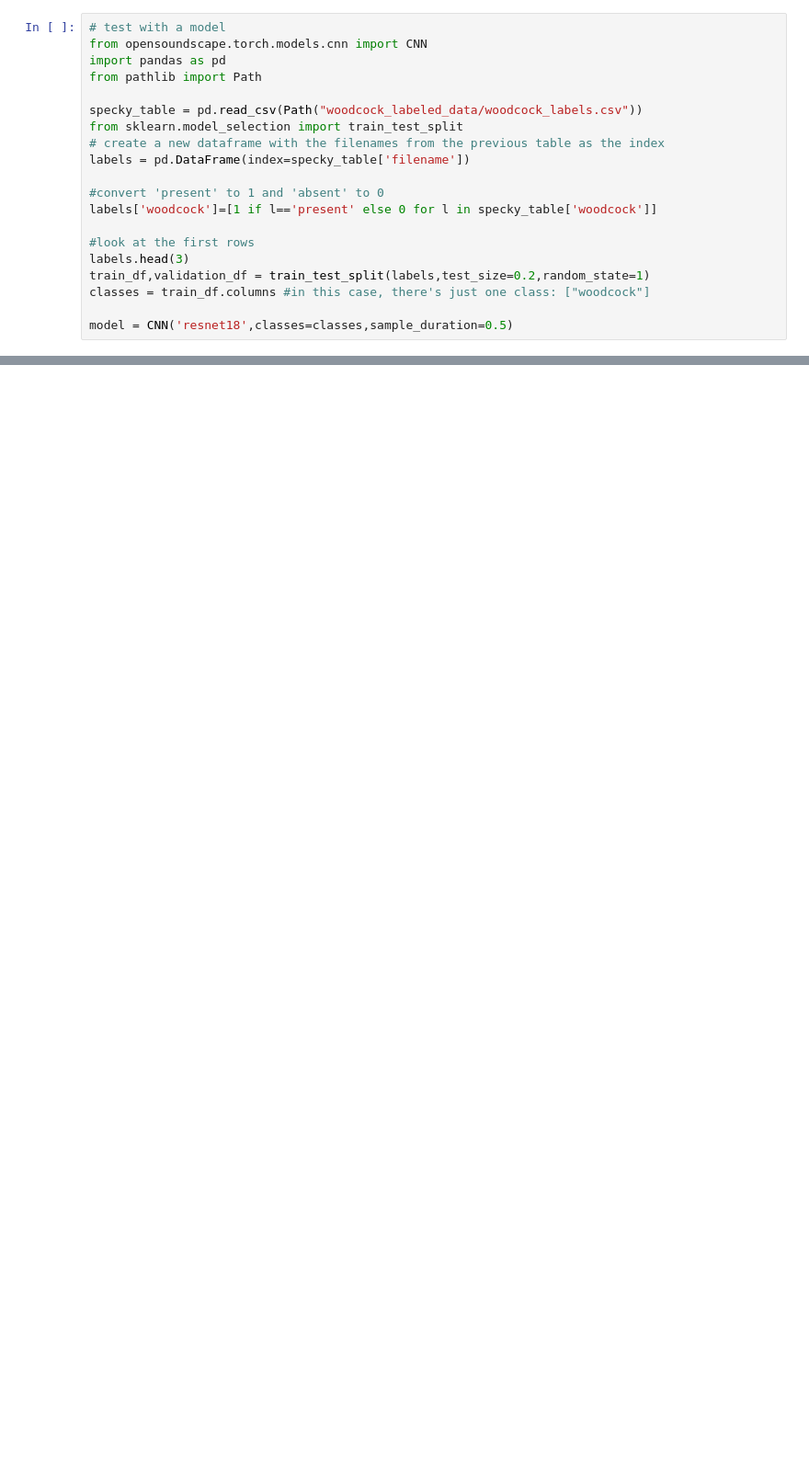
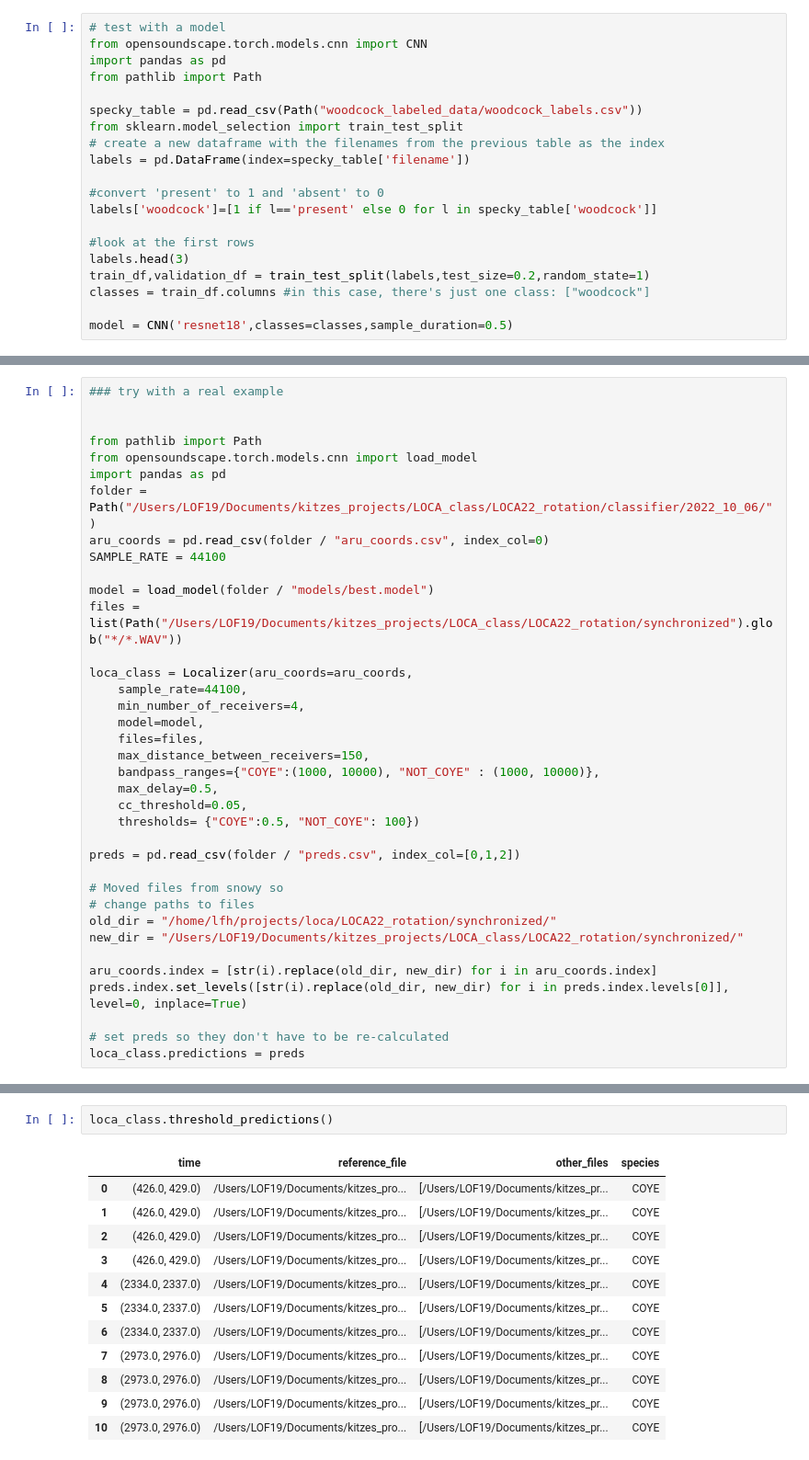
Before and after one commit to kitzeslab/opensoundscape, a Jupyter notebook: docs/tutorials/Localizer.ipynb, the cells around one changed output, grey strips where cells are left out. Shown at 92% size. Saved outputs shown, nothing was run; the diff lists cells and outputs as text; blank space fills up the shorter version.

```diff
--- a/docs/tutorials/Localizer.ipynb
+++ b/docs/tutorials/Localizer.ipynb
@@ -576,0 +623,37 @@ files
+# %%
+### try with a real example
+
+
+from pathlib import Path
+from opensoundscape.torch.models.cnn import load_model
+import pandas as pd
+folder = Path("/Users/LOF19/Documents/kitzes_projects/LOCA_class/LOCA22_rotation/classifier/2022_10_06/")
+aru_coords = pd.read_csv(folder / "aru_coords.csv", index_col=0)
+SAMPLE_RATE = 44100
+
+model = load_model(folder / "models/best.model")
+files = list(Path("/Users/LOF19/Documents/kitzes_projects/LOCA_class/LOCA22_rotation/synchronized").glob("*/*.WAV"))
+
+loca_class = Localizer(aru_coords=aru_coords,
+    sample_rate=44100,
+    min_number_of_receivers=4,
+    model=model,
+    files=files,
+    max_distance_between_receivers=150,
+    bandpass_ranges={"COYE":(1000, 10000), "NOT_COYE" : (1000, 10000)},
+    max_delay=0.5,
+    cc_threshold=0.05,
+    thresholds= {"COYE":0.5, "NOT_COYE": 100})
+
+preds = pd.read_csv(folder / "preds.csv", index_col=[0,1,2])
+
+# Moved files from snowy so
+# change paths to files
+old_dir = "/home/lfh/projects/loca/LOCA22_rotation/synchronized/"
+new_dir = "/Users/LOF19/Documents/kitzes_projects/LOCA_class/LOCA22_rotation/synchronized/"
+
+aru_coords.index = [str(i).replace(old_dir, new_dir) for i in aru_coords.index]
+preds.index.set_levels([str(i).replace(old_dir, new_dir) for i in preds.index.levels[0]], level=0, inplace=True)
+
+# set preds so they don't have to be re-calculated
+loca_class.predictions = preds
@@ -576,0 +664,15 @@ files
+# %%
+loca_class.threshold_predictions()
+# %% [output]
+|  | time | reference_file | other_files | species |
+| 0 | (426.0, 429.0) | /Users/LOF19/Documents/kitzes_pro... | [/Users/LOF19/Documents/kitzes_pr... | COYE |
+| 1 | (426.0, 429.0) | /Users/LOF19/Documents/kitzes_pro... | [/Users/LOF19/Documents/kitzes_pr... | COYE |
+| 2 | (426.0, 429.0) | /Users/LOF19/Documents/kitzes_pro... | [/Users/LOF19/Documents/kitzes_pr... | COYE |
+| 3 | (426.0, 429.0) | /Users/LOF19/Documents/kitzes_pro... | [/Users/LOF19/Documents/kitzes_pr... | COYE |
+| 4 | (2334.0, 2337.0) | /Users/LOF19/Documents/kitzes_pro... | [/Users/LOF19/Documents/kitzes_pr... | COYE |
+| 5 | (2334.0, 2337.0) | /Users/LOF19/Documents/kitzes_pro... | [/Users/LOF19/Documents/kitzes_pr... | COYE |
+| 6 | (2334.0, 2337.0) | /Users/LOF19/Documents/kitzes_pro... | [/Users/LOF19/Documents/kitzes_pr... | COYE |
+| 7 | (2973.0, 2976.0) | /Users/LOF19/Documents/kitzes_pro... | [/Users/LOF19/Documents/kitzes_pr... | COYE |
+| 8 | (2973.0, 2976.0) | /Users/LOF19/Documents/kitzes_pro... | [/Users/LOF19/Documents/kitzes_pr... | COYE |
+| 9 | (2973.0, 2976.0) | /Users/LOF19/Documents/kitzes_pro... | [/Users/LOF19/Documents/kitzes_pr... | COYE |
+| 10 | (2973.0, 2976.0) | /Users/LOF19/Documents/kitzes_pro... | [/Users/LOF19/Documents/kitzes_pr... | COYE |
```
Also changed, not shown: parts of 15 cells of this notebook.
